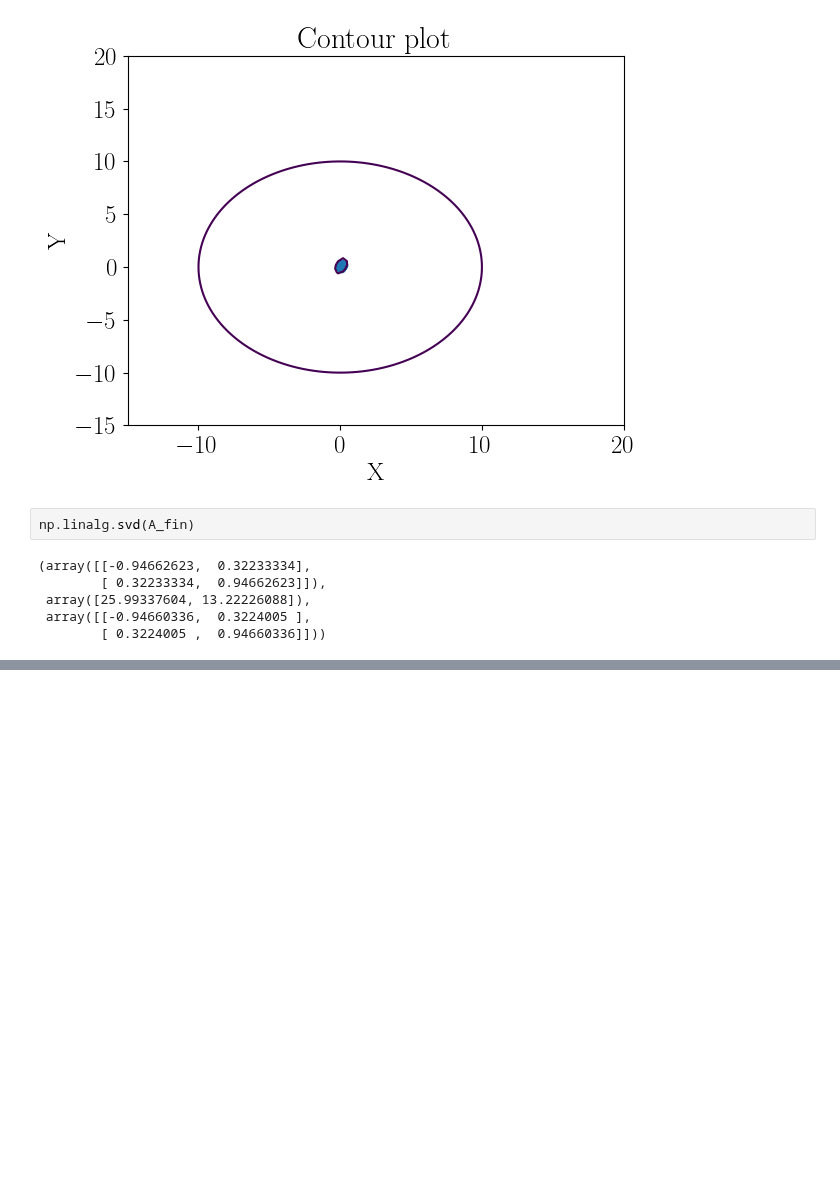
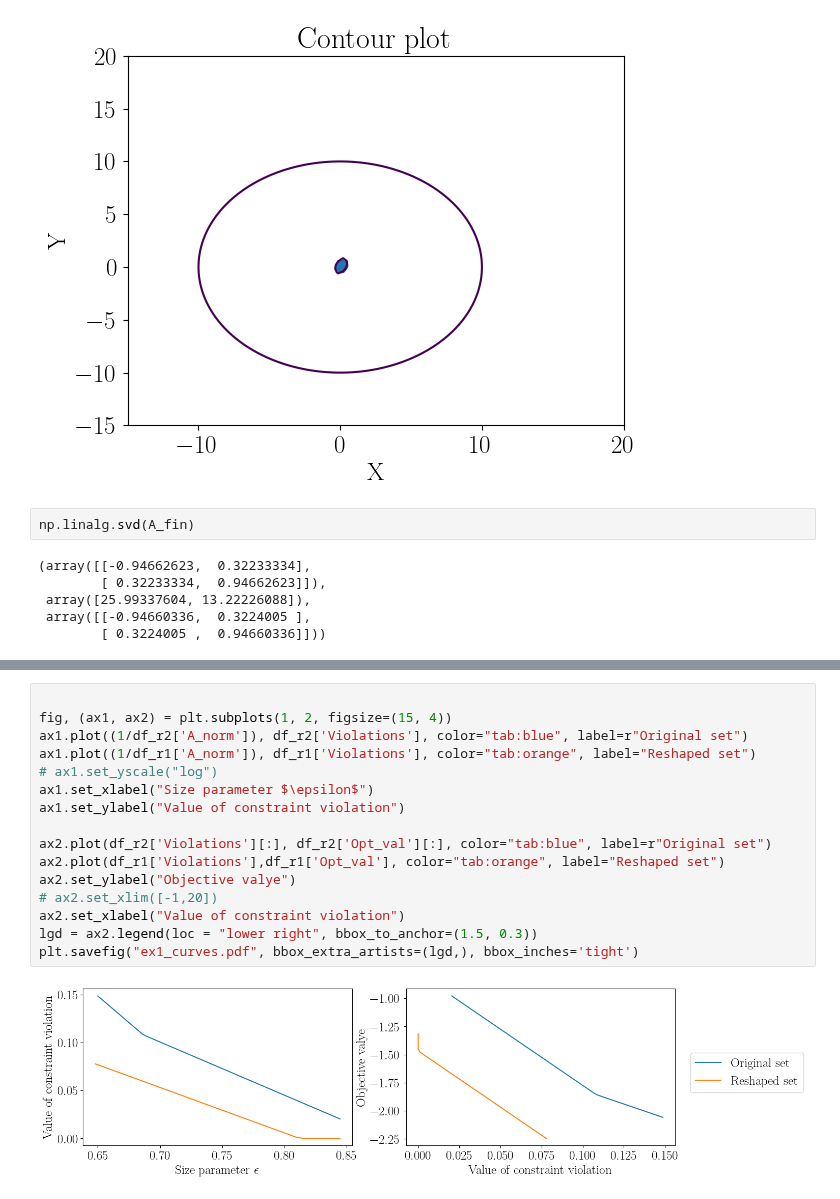
Before and after one commit to stellatogrp/lropt, a Jupyter notebook: examples/experiments/tutorial_learning.ipynb, the cells around one changed output, grey strips where cells are left out. Saved outputs shown, nothing was run; the diff lists cells and outputs as text; blank space fills up the shorter version.

```diff
--- a/examples/experiments/tutorial_learning.ipynb
+++ b/examples/experiments/tutorial_learning.ipynb
@@ -418,3 +433,21 @@ dfgrid, newprob = prob.grid(epslst = np.linspace(0.8, 2, 40), seed = s)
+# %%
+
+fig, (ax1, ax2) = plt.subplots(1, 2, figsize=(15, 4))
+ax1.plot((1/df_r2['A_norm']), df_r2['Violations'], color="tab:blue", label=r"Original set")
+ax1.plot((1/df_r1['A_norm']), df_r1['Violations'], color="tab:orange", label="Reshaped set")
+# ax1.set_yscale("log")
+ax1.set_xlabel("Size parameter $\epsilon$")
+ax1.set_ylabel("Value of constraint violation")
+
+ax2.plot(df_r2['Violations'][:], df_r2['Opt_val'][:], color="tab:blue", label=r"Original set")
+ax2.plot(df_r1['Violations'],df_r1['Opt_val'], color="tab:orange", label="Reshaped set")
+ax2.set_ylabel("Objective valye")
+# ax2.set_xlim([-1,20])
+ax2.set_xlabel("Value of constraint violation")
+lgd = ax2.legend(loc = "lower right", bbox_to_anchor=(1.5, 0.3))
+plt.savefig("ex1_curves.pdf", bbox_extra_artists=(lgd,), bbox_inches='tight')
+# %% [output]
+[figure, added]
 # %%
 
 # Plot results
```
Also changed, not shown: parts of 17 cells of this notebook, 15 other files.
